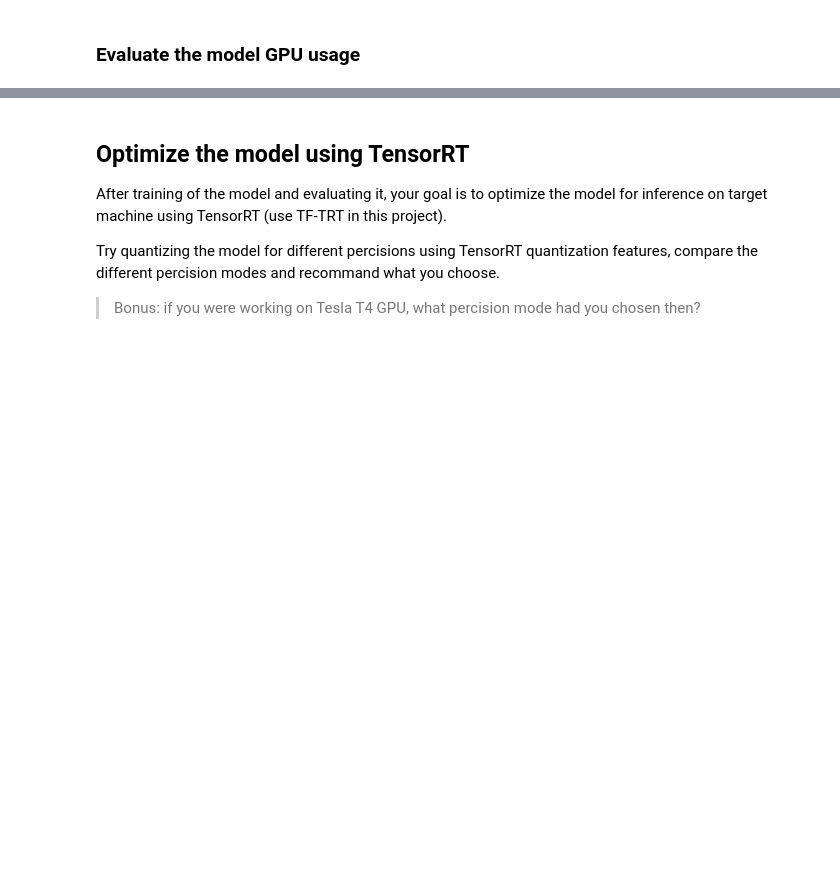
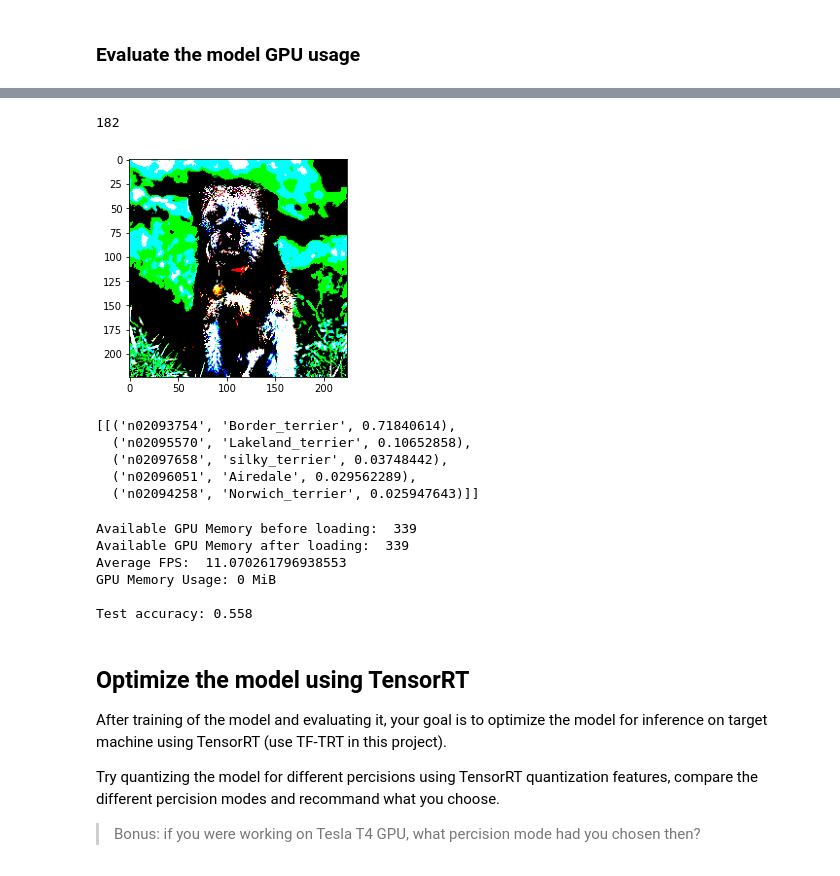
Before and after one commit to yoavhenig/AI-course, a Jupyter notebook: project3/project-yhenig.ipynb, the cells around one changed output, grey strips where cells are left out. Drawn from its saved outputs; the diff is of its cells as text; code cells hidden in the pictures; blank space fills up the shorter version.

```diff
--- a/project3/project-yhenig.ipynb
+++ b/project3/project-yhenig.ipynb
@@ -87,7 +84,10 @@ NonMatchingChecksumError: Artifact https://s3-us-west-2.amazonaws.com/imagenetv2
 # %% [markdown]
 ### Data preprocessing
 # %%
-def resize_with_crop(image, label):
+from tensorflow.keras.preprocessing import image
+from tensorflow.keras.applications.vgg16 import preprocess_input, decode_predictions
+
+def preprocess(image, label):
     i = image
     i = tf.cast(i, tf.float32)
     i = tf.image.resize_with_crop_or_pad(i, 224, 224)
@@ -95,6 +95,7 @@ def resize_with_crop(image, label):
     return (i, label)
 # %%
 # Preprocess the images
-ds = ds.map(resize_with_crop)
+ds = ds.map(preprocess)
+ds = ds.batch(1)
 # %% [markdown]
 ### Implement and build model
@@ -160,2 +240,9 @@ model.save('./saved_model')
 # %% [markdown]
 ### Evaluate the model GPU usage
+# %%
+labels = np.concatenate([y for x, y in ds.take(800)], axis=0)
+imgs = np.concatenate([x for x, y in ds.take(800)], axis=0)
+
+plt.imshow(imgs[1])
+print(labels[1])
+# %% [output]
@@ -161,0 +250,12 @@ model.save('./saved_model')
+182
+[figure, added]
+# %%
+features = model.predict(np.asanyarray([imgs[1]]))
+p = decode_predictions(features)
+p
+# %% [output]
+[[('n02093754', 'Border_terrier', 0.71840614),
+  ('n02095570', 'Lakeland_terrier', 0.10652858),
+  ('n02097658', 'silky_terrier', 0.03748442),
+  ('n02096051', 'Airedale', 0.029562289),
+  ('n02094258', 'Norwich_terrier', 0.025947643)]]
@@ -162,42 +299,12 @@ model.save('./saved_model')
 # %%
-def evaluate_model_gpu_from_path(path):
-    from tensorflow.python.saved_model import signature_constants
-    from tensorflow.python.saved_model import tag_constants
-    from tensorflow.python.framework import convert_to_constants
-
-    num_of_iteration = 2000
-
-    def get_func_from_saved_model(saved_model_dir):
-      saved_model_loaded = tf.saved_model.load(
-          saved_model_dir, tags=[tag_constants.SERVING])
-      graph_func = saved_model_loaded.signatures[
-          signature_constants.DEFAULT_SERVING_SIGNATURE_DEF_KEY]
-      graph_func = convert_to_constants.convert_variables_to_constants_v2(graph_func)
-      return graph_func
-
-    def evaluate_model( ):
-        mem_before = get_gpu_memory()[0]
-        print("Available GPU Memory before loading: ", mem_before)
-
-        model_func = get_func_from_saved_model(path)
-        mem_after = get_gpu_memory()[0]
-        print("Available GPU Memory after loading: ", mem_after)
-
-        success = 0
-        start_time = time.time()
-        for i in range(num_of_iteration):
-            data = tf.convert_to_tensor(np.asanyarray([validation_images[i]]))
-            digit = np.argmax(model_func(data), axis=-1)[0]
-            if digit == np.argmax(validation_labels[i]):
-                success += 1
-
-        print("Average FPS: ", num_of_iteration / float(time.time() - start_time))
-        print("GPU Memory Usage: " + str(mem_before - mem_after) + " MiB")
-        print('\nTest accuracy:', float(success) / num_of_iteration)
-
-    p = multiprocessing.Process(target=evaluate_model)
-    p.start()
-    p.join()
+evaluate_model_gpu_from_path('./saved_model')
+# %% [output]
+Available GPU Memory before loading:  339
+Available GPU Memory after loading:  339
+Average FPS:  11.070261796938553
+GPU Memory Usage: 0 MiB
+
+Test accuracy: 0.558
 # %% [markdown]
 ## Optimize the model using TensorRT
 
```
Also changed, not shown: parts of 49 cells of this notebook.
